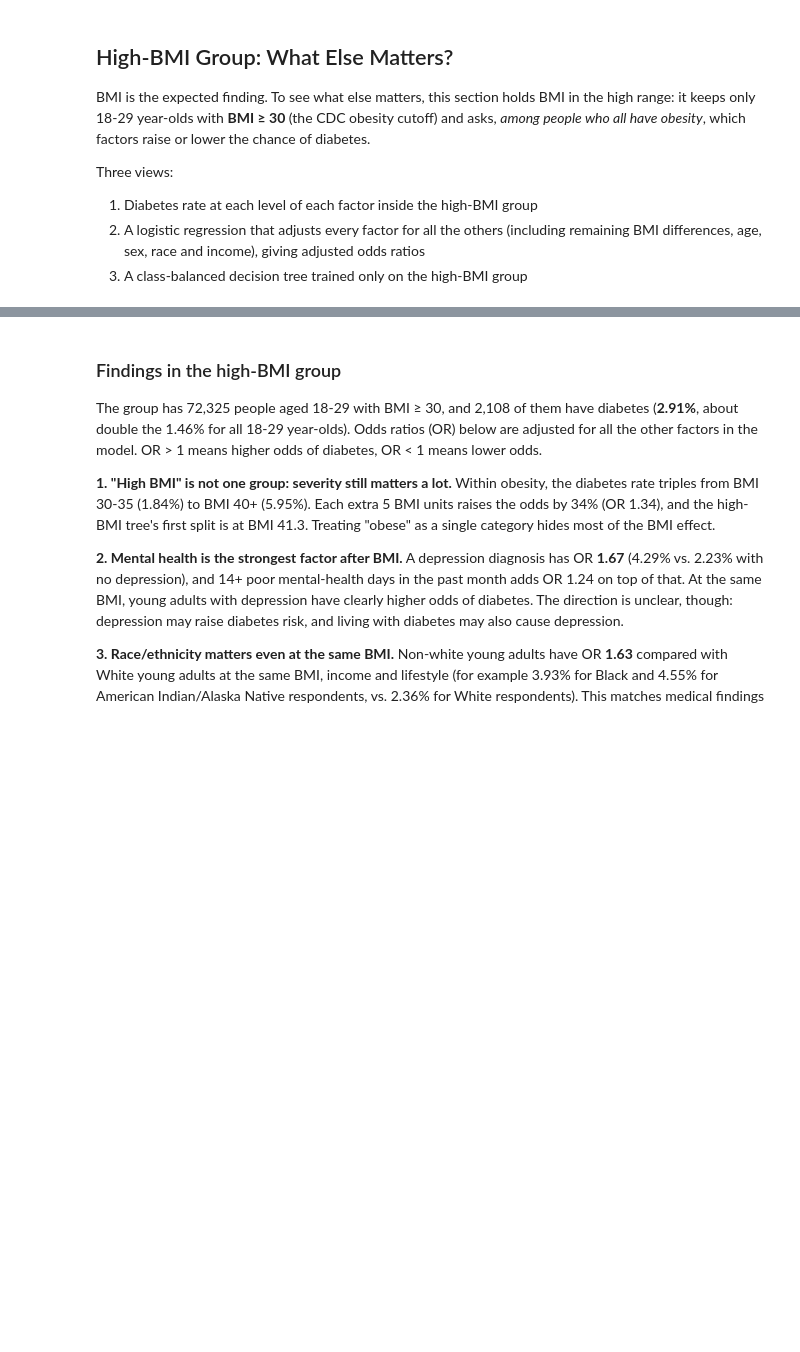
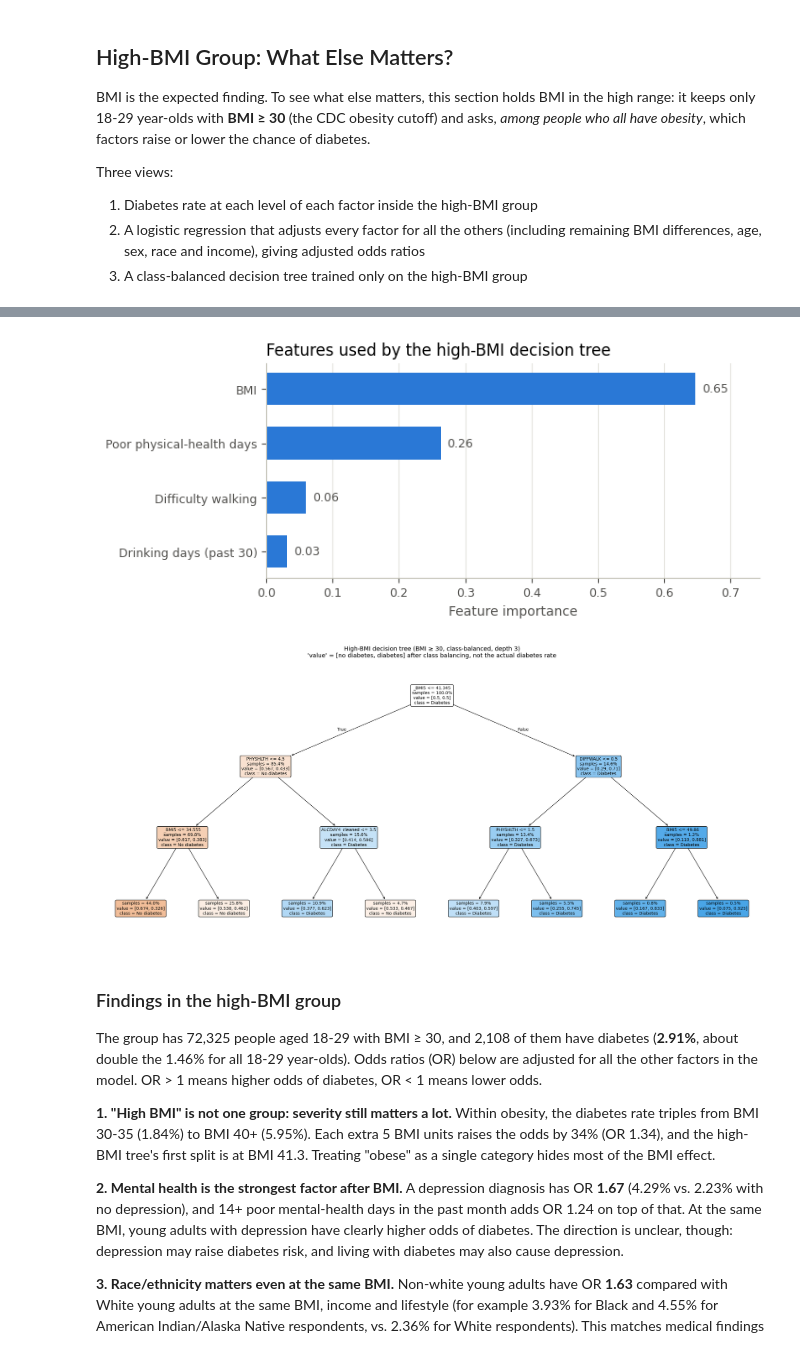
Before and after one commit to hele-L/CMPT491_Project, a Jupyter notebook: harmonized_processing_fixed.ipynb, the cells around one changed output, grey strips where cells are left out. Drawn from its saved outputs; the diff is of its cells as text; code cells hidden in the pictures; blank space fills up the shorter version.

```diff
--- a/harmonized_processing_fixed.ipynb
+++ b/harmonized_processing_fixed.ipynb
@@ -817,3 +1032,40 @@ print(export_text(hb_tree.named_steps["decisiontreeclassifier"], feature_names=l
+# %%
+from sklearn.tree import plot_tree
+
+# 3. High-BMI decision tree: feature importances and the tree itself
+hb_dt = hb_tree.named_steps["decisiontreeclassifier"]
+used = hb_importance[hb_importance > 0].sort_values()
+readable = {"_BMI5": "BMI", "PHYSHLTH": "Poor physical-health days", "MENTHLTH": "Poor mental-health days",
+            "DIFFWALK": "Difficulty walking", "ALCDAY4_cleaned": "Drinking days (past 30)"}
+
+fig, ax = plt.subplots(figsize=(7, 3), constrained_layout=True)
+ax.barh([readable.get(name, name) for name in used.index], used.values, height=0.6, color=BLUE)
+for yi, v in enumerate(used.values):
+    ax.text(v + 0.01, yi, f"{v:.2f}", va="center", fontsize=9, color=TEXT_2)
+ax.set_xlim(0, used.max() * 1.15)
+ax.set_xlabel("Feature importance", color=TEXT_2)
+ax.set_title("Features used by the high-BMI decision tree", fontsize=12, loc="left")
+style_axis(ax)
+plt.show()
+
+plt.figure(figsize=(22, 10))
+plot_tree(
+    hb_dt,
+    feature_names=X_hb.columns,
+    class_names=["No diabetes", "Diabetes"],
+    filled=True,
+    rounded=True,
+    proportion=True,
+    impurity=False,
+    fontsize=10
+)
+plt.title("High-BMI decision tree (BMI ≥ 30, class-balanced, depth 3)\n"
+          "'value' = [no diabetes, diabetes] after class balancing, not the actual diabetes rate", fontsize=14)
+plt.tight_layout()
+plt.show()
+# %% [output]
+[figure, added]
+[figure, added]
 # %% [markdown]
 ### Findings in the high-BMI group
 
```
Also changed, not shown: parts of 17 cells of this notebook.
